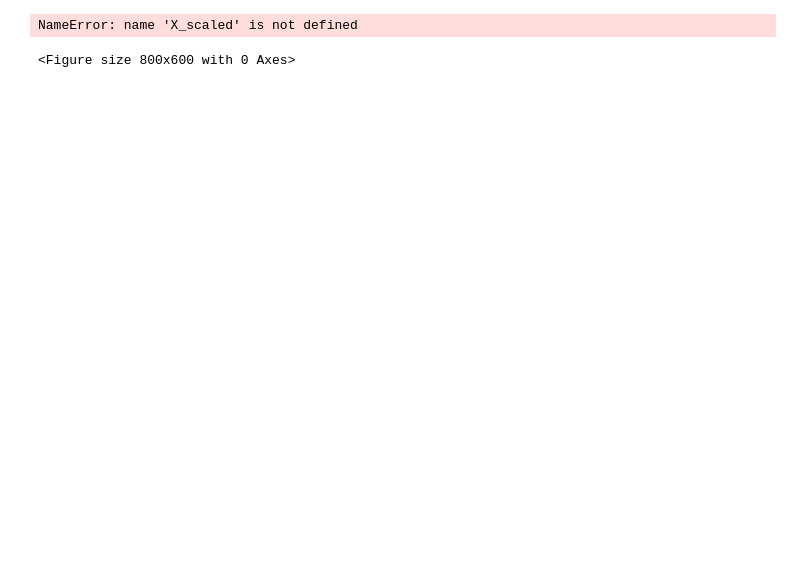
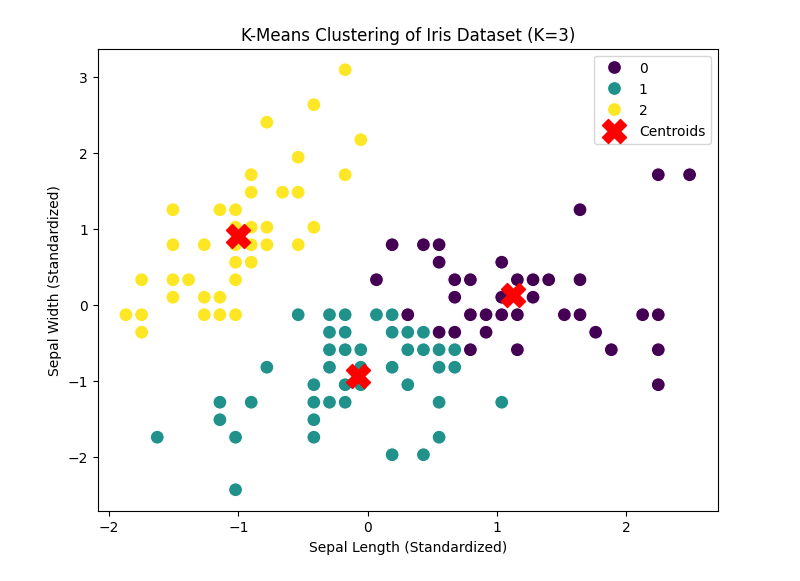
Before and after one commit to Raj226295/ML_prectiecs, a Jupyter notebook: precties5.ipynb, the cells around one changed output. Drawn from its saved outputs; the diff is of its cells as text; code cells hidden in the pictures; blank space fills up the shorter version.

```diff
--- a/precties5.ipynb
+++ b/precties5.ipynb
@@ -21,18 +21,49 @@ y_kmeans = KMeans.fit_predict(X_scaler)
 # %%
 import matplotlib.pyplot as plt
 import seaborn as sns
 
+from sklearn.datasets import load_iris
+from sklearn.preprocessing import StandardScaler
+from sklearn.cluster import KMeans
+
+# 1. Load dataset
+iris = load_iris()
+X = iris.data[:, :2]   # sirf 2 features (visualization ke liye)
+
+# 2. Scale data
+scaler = StandardScaler()
+X_scaled = scaler.fit_transform(X)
+
+# 3. Apply KMeans
+kmeans = KMeans(n_clusters=3, random_state=42)
+y_kmeans = kmeans.fit_predict(X_scaled)
+
+# 4. Plot
 plt.figure(figsize=(8, 6))
-sns.scatterplot(x=X_scaled[:, 0], y=X_scaled[:, 1], hue=y_kmeans, palette='viridis', s=100)
 
-plt.scatter(kmeans.cluster_centers_[:, 0], kmeans.cluster_centers_[:, 1],
-            s=300, c='red', marker='X', label='Centroids')
+sns.scatterplot(
+    x=X_scaled[:, 0],
+    y=X_scaled[:, 1],
+    hue=y_kmeans,
+    palette='viridis',
+    s=100
+)
+
+# Centroids
+plt.scatter(
+    kmeans.cluster_centers_[:, 0],
+    kmeans.cluster_centers_[:, 1],
+    s=300,
+    c='red',
+    marker='X',
+    label='Centroids'
+)
 
 plt.xlabel('Sepal Length (Standardized)')
 plt.ylabel('Sepal Width (Standardized)')
 plt.title('K-Means Clustering of Iris Dataset (K=3)')
 plt.legend()
+
 plt.show()
 # %% [output]
-NameError: name 'X_scaled' is not defined
-<Figure size 800x600 with 0 Axes>
+[figure, added]
```
